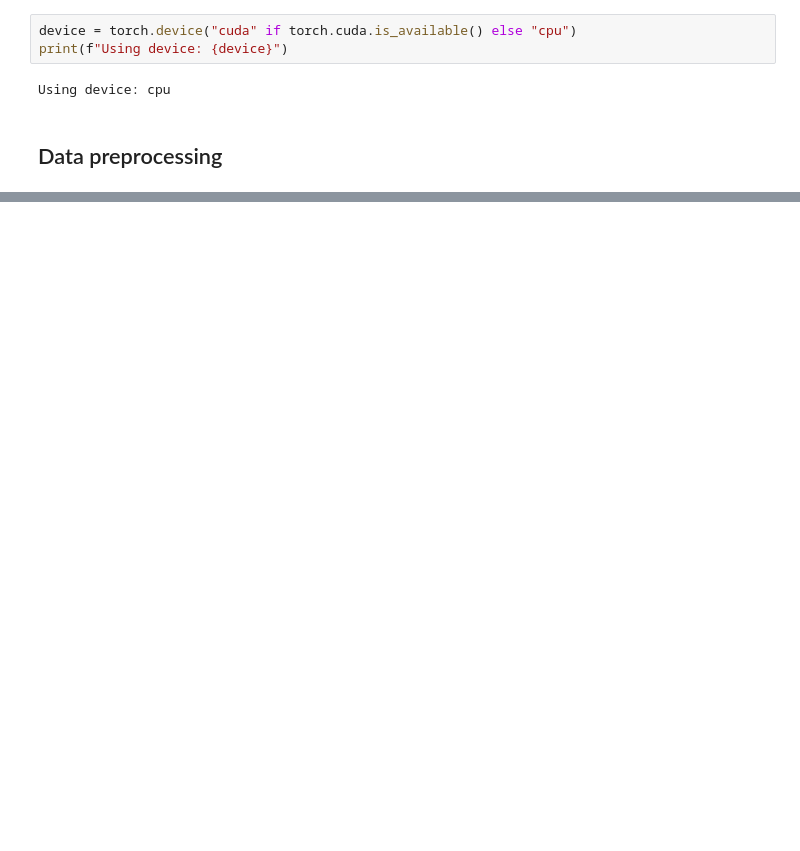
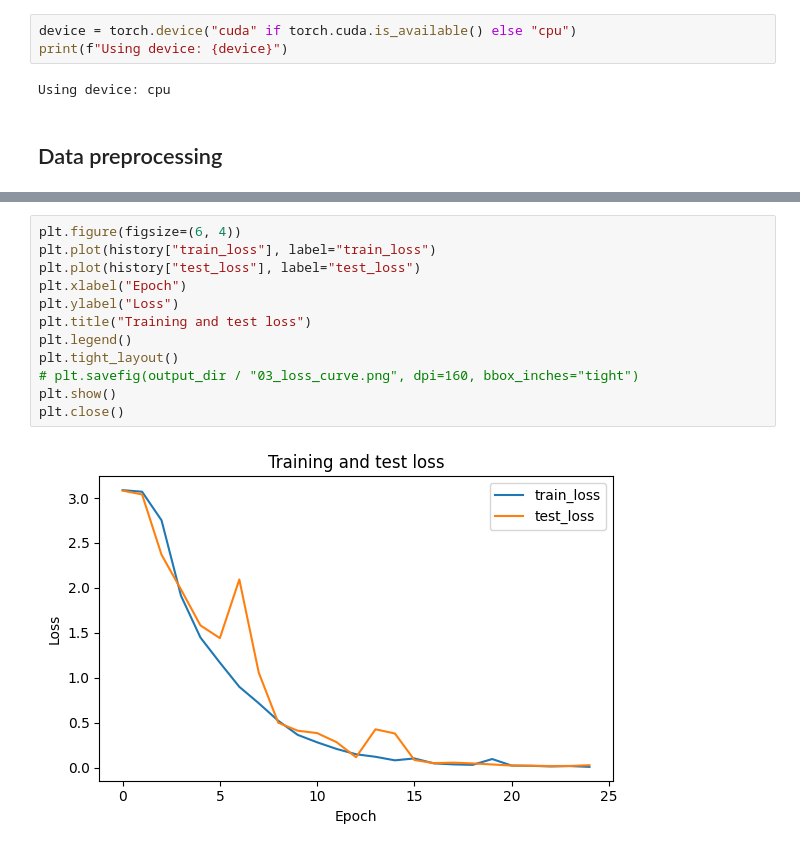
Before and after one commit to panguccio/Sign-Language-CNN, a Jupyter notebook: main.ipynb, the cells around one changed output, grey strips where cells are left out. Saved outputs shown, nothing was run; the diff lists cells and outputs as text; blank space fills up the shorter version.

```diff
--- a/main.ipynb
+++ b/main.ipynb
@@ -89,0 +199,14 @@ LEARNING_RATE = 0.01
+# %%
+plt.figure(figsize=(6, 4))
+plt.plot(history["train_loss"], label="train_loss")
+plt.plot(history["test_loss"], label="test_loss")
+plt.xlabel("Epoch")
+plt.ylabel("Loss")
+plt.title("Training and test loss")
+plt.legend()
+plt.tight_layout()
+# plt.savefig(output_dir / "03_loss_curve.png", dpi=160, bbox_inches="tight")
+plt.show()
+plt.close()
+# %% [output]
+[figure, added]
```
Also changed, not shown: parts of 10 cells of this notebook.
